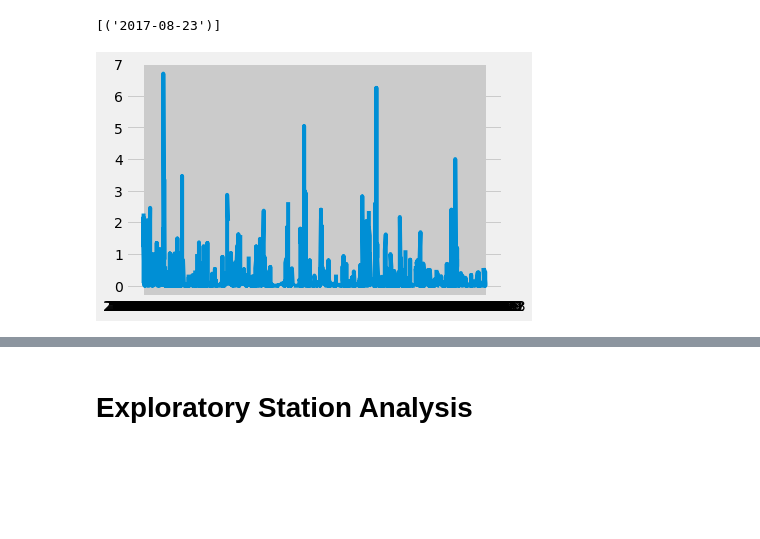
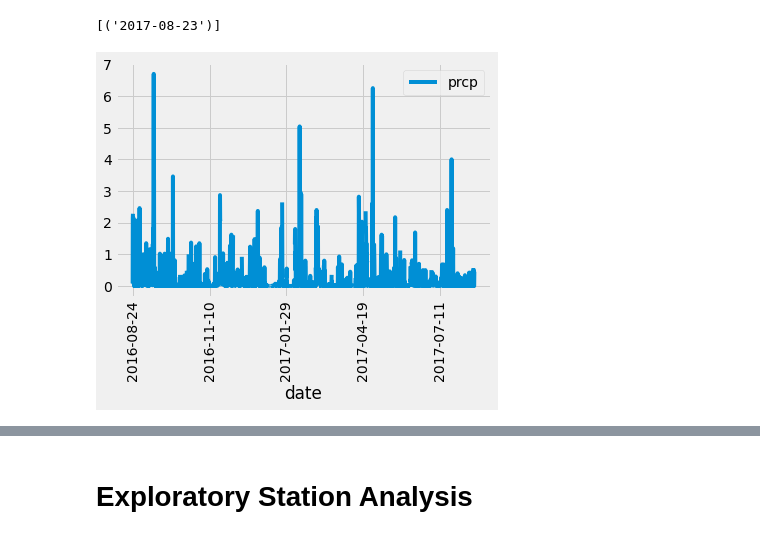
Before and after one commit to LaurenGT/Hawaii_WeatherStation_Analysis, a Jupyter notebook: climate_starter.ipynb, the cells around one changed output, grey strips where cells are left out. Cells and saved outputs as stored; diff of their text form; code cells hidden in the pictures; blank space fills up the shorter version.

```diff
--- a/climate_starter.ipynb
+++ b/climate_starter.ipynb
@@ -81,32 +81,37 @@ max_date
 # %%
 # Design a query to retrieve the last 12 months of precipitation data and plot the results.
 
 # Starting from the most recent data point in the database.
 # Calculate the date one year from the last date in data set.
 
 query_date = dt.date(2017, 8, 23) - dt.timedelta(days=365)
 # print(query_date)
 
 # Perform a query to retrieve the date and precipitation scores
 twelve_months = session.query(Measurement.date, Measurement.prcp).\
     filter(Measurement.date > query_date).\
     order_by(Measurement.date).all()
 # twelve_months
 
 # Save the query results as a Pandas DataFrame and set the index to the date column
 twelve_months_df = pd.DataFrame(twelve_months)
 # twelve_months_df
 
 # Sort the dataframe by date
 twelve_months_df = twelve_months_df.sort_values('date', ascending=True)
 twelve_months_df
 # Use Pandas Plotting with Matplotlib to plot the data
 x_axis = twelve_months_df['date']
 y_axis = twelve_months_df['prcp']
 
-plt.plot(x_axis, y_axis)
+# plt.plot(x_axis, y_axis)
+# plt.xlabel("Date")
+# plt.ylabel("Precipitation")
+# plt.show()
+
+twelve_months_df.plot(x='date', y='prcp', rot='90')
 plt.show()
 # %% [output]
-[figure, old version]
+[figure, new version]
 # %%
 # Use Pandas to calcualte the summary statistics for the precipitation data
```
Also changed, not shown: parts of 7 cells of this notebook.
